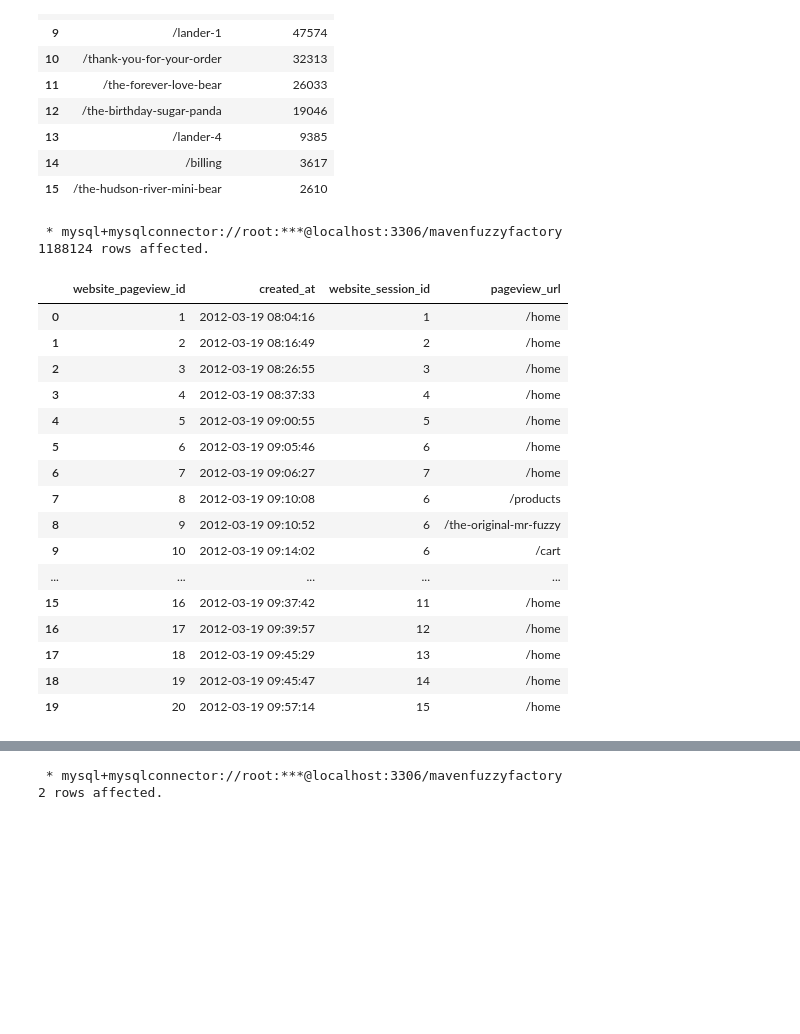
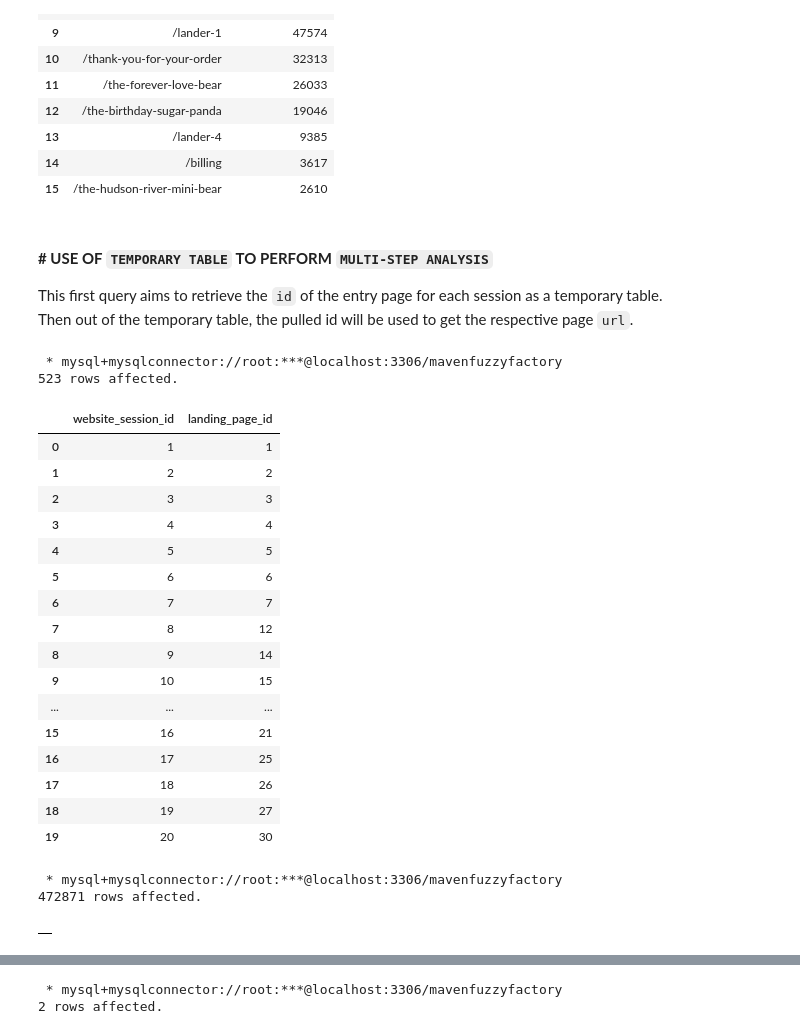
Before and after one commit to naivomah3/sql-data-profiling, a Jupyter notebook: MavenFuzzyFactory - Data Profiling.ipynb, the cells around one changed output, grey strips where cells are left out. Cells and saved outputs as stored; diff of their text form; code cells hidden in the pictures; blank space fills up the shorter version.

Commit message:
analyzing top website pages and entry pages

```diff
--- a/MavenFuzzyFactory - Data Profiling.ipynb
+++ b/MavenFuzzyFactory - Data Profiling.ipynb
@@ -395,27 +393,47 @@ ORDER BY page_view_count DESC
 | 13 | /lander-4 | 9385 |
 | 14 | /billing | 3617 |
 | 15 | /the-hudson-river-mini-bear | 2610 |
+# %% [markdown]
+#### **# USE OF `TEMPORARY TABLE` TO PERFORM `MULTI-STEP ANALYSIS`**
+This first query aims to retrieve the `id` of the entry page for each session as a temporary table. <br>
+Then out of the temporary table, the pulled id will be used to get the respective page `url`.
+# %%
+%%sql
+SELECT
+    website_session_id,
+    MIN(website_pageview_id) AS landing_page_id
+FROM website_pageviews
+WHERE website_pageview_id < 1000
+GROUP BY website_session_id
+# %% [output]
+ * mysql+mysqlconnector://root:***@localhost:3306/mavenfuzzyfactory
+523 rows affected.
+|  | website_session_id | landing_page_id |
+| 0 | 1 | 1 |
+| 1 | 2 | 2 |
+| 2 | 3 | 3 |
+| 3 | 4 | 4 |
+| 4 | 5 | 5 |
+| 5 | 6 | 6 |
+| 6 | 7 | 7 |
+| 7 | 8 | 12 |
+| 8 | 9 | 14 |
+| 9 | 10 | 15 |
+| ... | ... | ... |
+| 15 | 16 | 21 |
+| 16 | 17 | 25 |
+| 17 | 18 | 26 |
+| 18 | 19 | 27 |
+| 19 | 20 | 30 |
 # %%
-%%sql   # Top entry pages
-SELECT *
+%%sql           # Top entry pages;
+CREATE TEMPORARY TABLE first_page_view
+SELECT
+    website_session_id,
+    MIN(website_pageview_id) AS landing_page_id
 FROM website_pageviews
+GROUP BY website_session_id
 # %% [output]
  * mysql+mysqlconnector://root:***@localhost:3306/mavenfuzzyfactory
-1188124 rows affected.
+472871 rows affected.
-|  | website_pageview_id | created_at | website_session_id | pageview_url |
-| 0 | 1 | 2012-03-19 08:04:16 | 1 | /home |
-| 1 | 2 | 2012-03-19 08:16:49 | 2 | /home |
-| 2 | 3 | 2012-03-19 08:26:55 | 3 | /home |
-| 3 | 4 | 2012-03-19 08:37:33 | 4 | /home |
-| 4 | 5 | 2012-03-19 09:00:55 | 5 | /home |
-| 5 | 6 | 2012-03-19 09:05:46 | 6 | /home |
-| 6 | 7 | 2012-03-19 09:06:27 | 7 | /home |
-| 7 | 8 | 2012-03-19 09:10:08 | 6 | /products |
-| 8 | 9 | 2012-03-19 09:10:52 | 6 | /the-original-mr-fuzzy |
-| 9 | 10 | 2012-03-19 09:14:02 | 6 | /cart |
-| ... | ... | ... | ... | ... |
-| 15 | 16 | 2012-03-19 09:37:42 | 11 | /home |
-| 16 | 17 | 2012-03-19 09:39:57 | 12 | /home |
-| 17 | 18 | 2012-03-19 09:45:29 | 13 | /home |
-| 18 | 19 | 2012-03-19 09:45:47 | 14 | /home |
-| 19 | 20 | 2012-03-19 09:57:14 | 15 | /home |
+|  |
```
Also changed, not shown: parts of 9 cells of this notebook.
